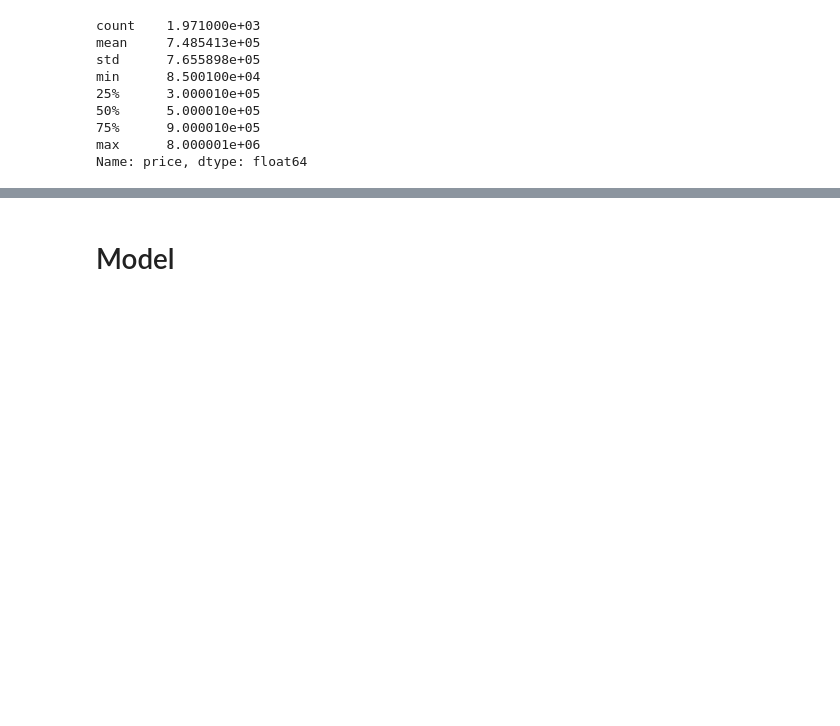
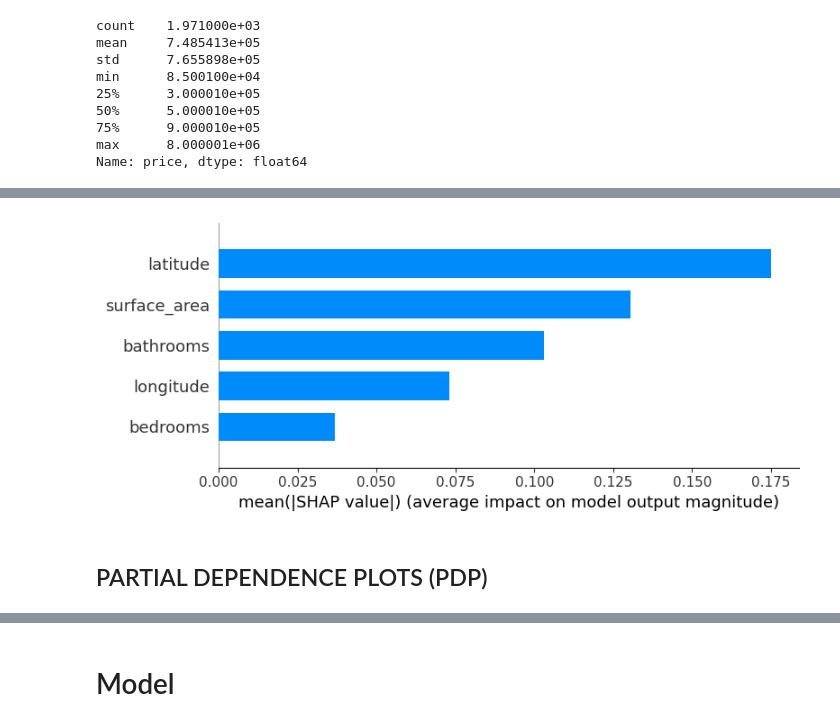
Before and after one commit to Malak-elghriani/OpenSouq_P, a Jupyter notebook: Model/modeling_and_testing.ipynb, the cells around one changed output, grey strips where cells are left out. Cells and saved outputs as stored; diff of their text form; code cells hidden in the pictures; blank space fills up the shorter version.

```diff
--- a/Model/modeling_and_testing.ipynb
+++ b/Model/modeling_and_testing.ipynb
@@ -724,0 +769,6 @@ Name: price, dtype: float64
+# %%
+shap.summary_plot(shap_values, X_train_top_features, plot_type="bar")
+# %% [output]
+[figure, added]
+# %% [markdown]
+## PARTIAL DEPENDENCE PLOTS (PDP)
```
Also changed, not shown: parts of 11 cells of this notebook, 1 other file.
